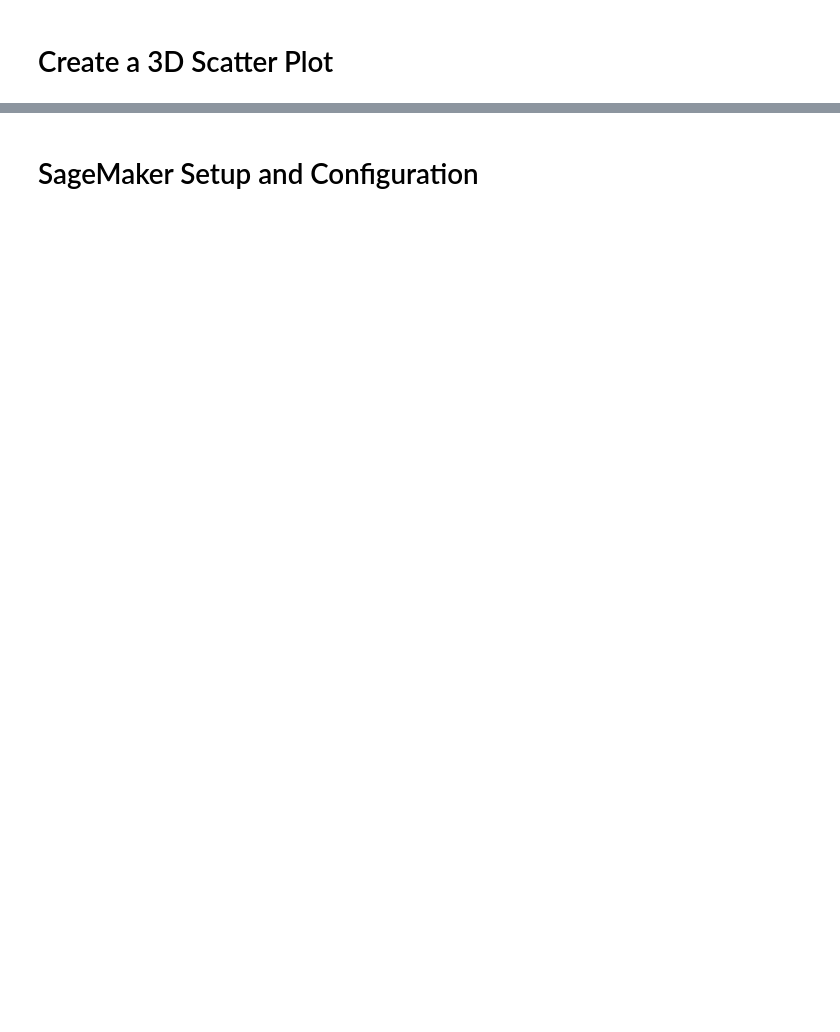
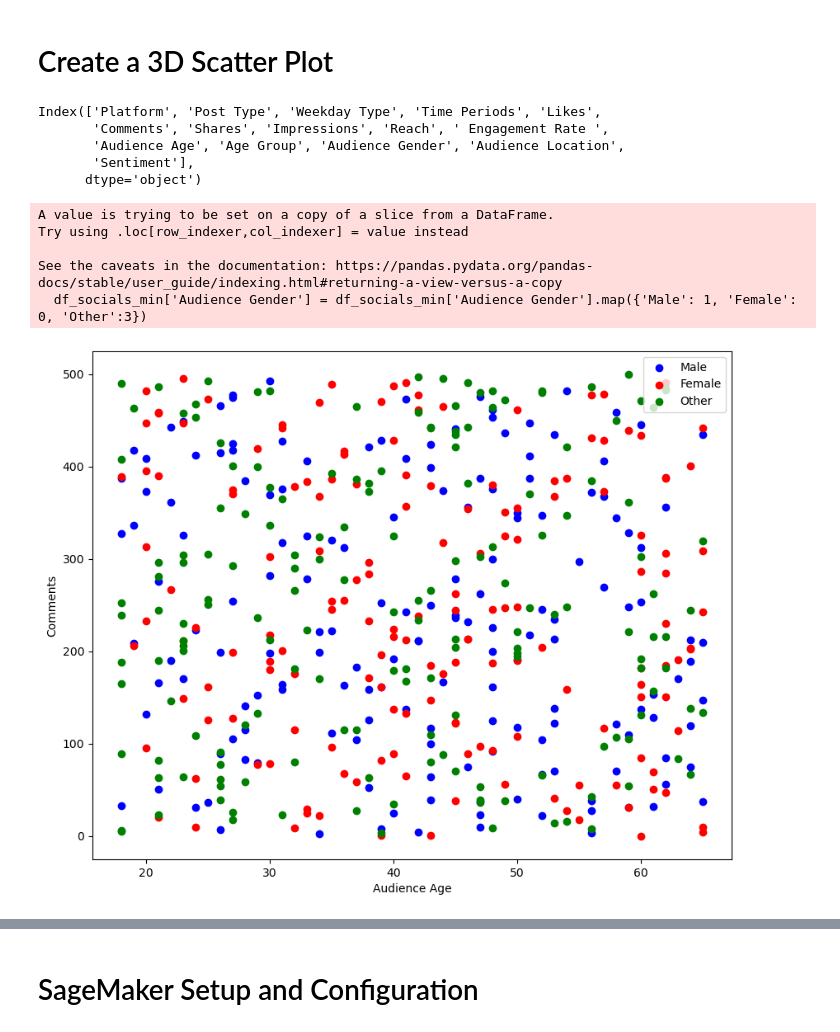
Before and after one commit to sunyshore/knn, a Jupyter notebook: knn_working.ipynb, the cells around one changed output, grey strips where cells are left out. Drawn from its saved outputs; the diff is of its cells as text; code cells hidden in the pictures; blank space fills up the shorter version.

```diff
--- a/knn_working.ipynb
+++ b/knn_working.ipynb
@@ -207,4 +147,59 @@ print(df_socials.head())
 # %% [markdown]
 # Create a 3D Scatter Plot
+# %%
+# Import the required libraries for data visualization
+df_socials_min = df_socials.iloc[:500]
+df_socials_min['Audience Gender'] = df_socials_min['Audience Gender'].map({'Male': 1, 'Female': 0, 'Other':3})
+print(df_socials_min.columns)
+
+x_axis = 'Audience Age'
+y_axis = 'Comments'
+z_axis = ''
+
+# Step 1: Create a 3D scatter plot
+# Initialize a figure with a specific size for the 3D scatter plot.
+fig = plt.figure(figsize=(10, 8))
+
+# Add a 3D subplot to the figure
+# '111' indicates 1x1 grid, first subplot. 'projection='3d'' is used to create a 3D projection.
+ax = fig.add_subplot(111)
+
+# Step 2: Plot data points, colored by gender
+# Scatter plot for male customers in blue
+# Filters the DataFrame for male customers and plots their age, annual income, and spending score.
+ax.scatter(df_socials_min[df_socials_min['Audience Gender'] == 1][x_axis],
+           df_socials_min[df_socials_min['Audience Gender'] == 1][y_axis],
+           c='blue', label='Male')
+
+# Scatter plot for female customers in red
+# Filters the DataFrame for female customers and plots their age, annual income, and spending score.
+ax.scatter(df_socials_min[df_socials_min['Audience Gender'] == 0][x_axis],
+           df_socials_min[df_socials_min['Audience Gender'] == 0][y_axis],
+           c='red', label='Female')
+
+ax.scatter(df_socials_min[df_socials_min['Audience Gender'] == 3][x_axis],
+           df_socials_min[df_socials_min['Audience Gender'] == 3][y_axis],
+           c='green', label='Other')
+
+# Step 3: Set labels and legend
+# Adding axis labels and a legend to make the plot more informative.
+ax.set_xlabel(x_axis)
+ax.set_ylabel(y_axis)
+ax.legend()
+
+# Display the plot
+plt.show()
+# %% [output]
+Index(['Platform', 'Post Type', 'Weekday Type', 'Time Periods', 'Likes',
+       'Comments', 'Shares', 'Impressions', 'Reach', ' Engagement Rate ',
+       'Audience Age', 'Age Group', 'Audience Gender', 'Audience Location',
+       'Sentiment'],
+      dtype='object')
+A value is trying to be set on a copy of a slice from a DataFrame.
+Try using .loc[row_indexer,col_indexer] = value instead
+
+See the caveats in the documentation: https://pandas.pydata.org/pandas-docs/stable/user_guide/indexing.html#returning-a-view-versus-a-copy
+  df_socials_min['Audience Gender'] = df_socials_min['Audience Gender'].map({'Male': 1, 'Female': 0, 'Other':3})
+[figure, added]
 # %%
 # Import the required libraries for data visualization
```
Also changed, not shown: parts of 9 cells of this notebook, 1 other file.
